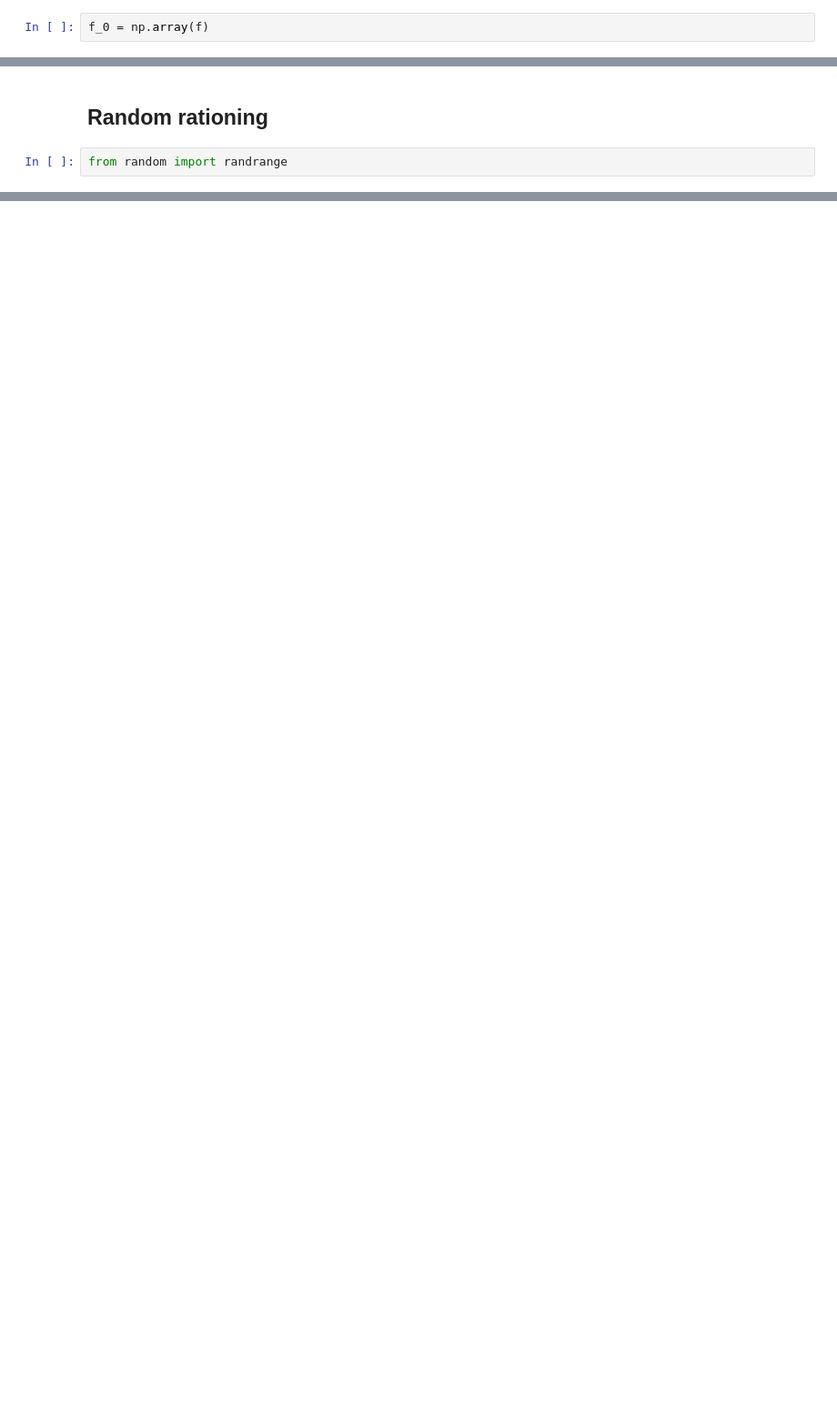
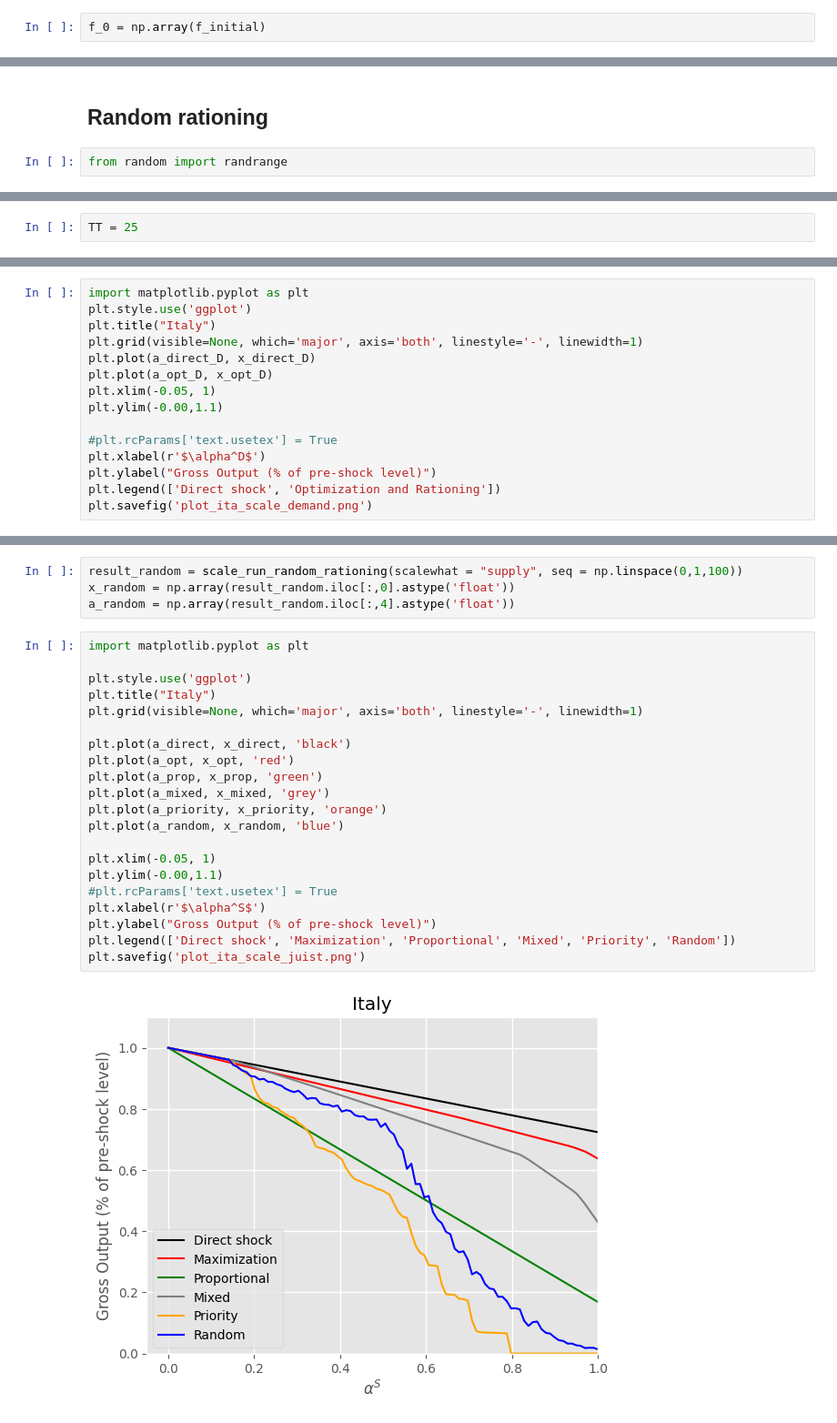
Before and after one commit to jannekehutsebaut/Thesis_Shock_Propagation_Supply_Demand, a Jupyter notebook: Case study Italy .ipynb, the cells around one changed output, grey strips where cells are left out. Shown at 91% size. Drawn from its saved outputs; the diff is of its cells as text; blank space fills up the shorter version.

```diff
--- a/Case study Italy .ipynb
+++ b/Case study Italy .ipynb
@@ -127,5 +142,5 @@ x_0 = np.array(x)
 # %%
-f_0 = np.array(f)
+f_0 = np.array(f_initial)
 # %% [markdown]
 # Leontief Model
 # %% [markdown]
@@ -666,0 +800,2 @@ plt.show()
+# %%
+TT = 25
@@ -666,0 +901,15 @@ plt.show()
+# %%
+import matplotlib.pyplot as plt
+plt.style.use('ggplot')
+plt.title("Italy")
+plt.grid(visible=None, which='major', axis='both', linestyle='-', linewidth=1)
+plt.plot(a_direct_D, x_direct_D)
+plt.plot(a_opt_D, x_opt_D)
+plt.xlim(-0.05, 1)
+plt.ylim(-0.00,1.1)
+
+#plt.rcParams['text.usetex'] = True
+plt.xlabel(r'$\alpha^D$')
+plt.ylabel("Gross Output (% of pre-shock level)")
+plt.legend(['Direct shock', 'Optimization and Rationing'])
+plt.savefig('plot_ita_scale_demand.png')
@@ -666,0 +943,27 @@ plt.show()
+# %%
+result_random = scale_run_random_rationing(scalewhat = "supply", seq = np.linspace(0,1,100))
+x_random = np.array(result_random.iloc[:,0].astype('float'))
+a_random = np.array(result_random.iloc[:,4].astype('float'))
+# %%
+import matplotlib.pyplot as plt
+
+plt.style.use('ggplot')
+plt.title("Italy")
+plt.grid(visible=None, which='major', axis='both', linestyle='-', linewidth=1)
+
+plt.plot(a_direct, x_direct, 'black')
+plt.plot(a_opt, x_opt, 'red')
+plt.plot(a_prop, x_prop, 'green')
+plt.plot(a_mixed, x_mixed, 'grey')
+plt.plot(a_priority, x_priority, 'orange')
+plt.plot(a_random, x_random, 'blue')
+
+plt.xlim(-0.05, 1)
+plt.ylim(-0.00,1.1)
+#plt.rcParams['text.usetex'] = True
+plt.xlabel(r'$\alpha^S$')
+plt.ylabel("Gross Output (% of pre-shock level)")
+plt.legend(['Direct shock', 'Maximization', 'Proportional', 'Mixed', 'Priority', 'Random'])
+plt.savefig('plot_ita_scale_juist.png')
+# %% [output]
+[figure, added]
```
Also changed, not shown: parts of 68 cells of this notebook.
